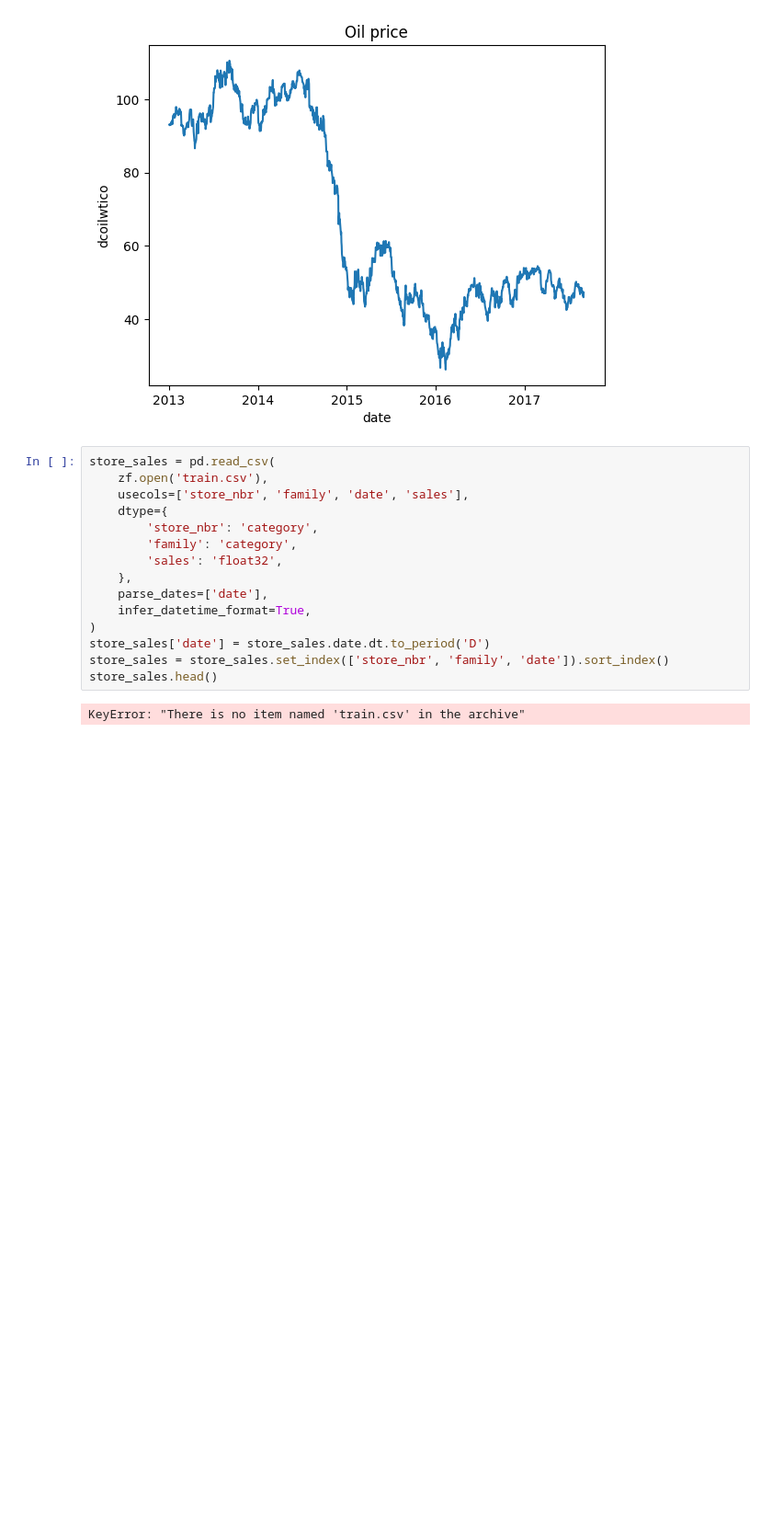
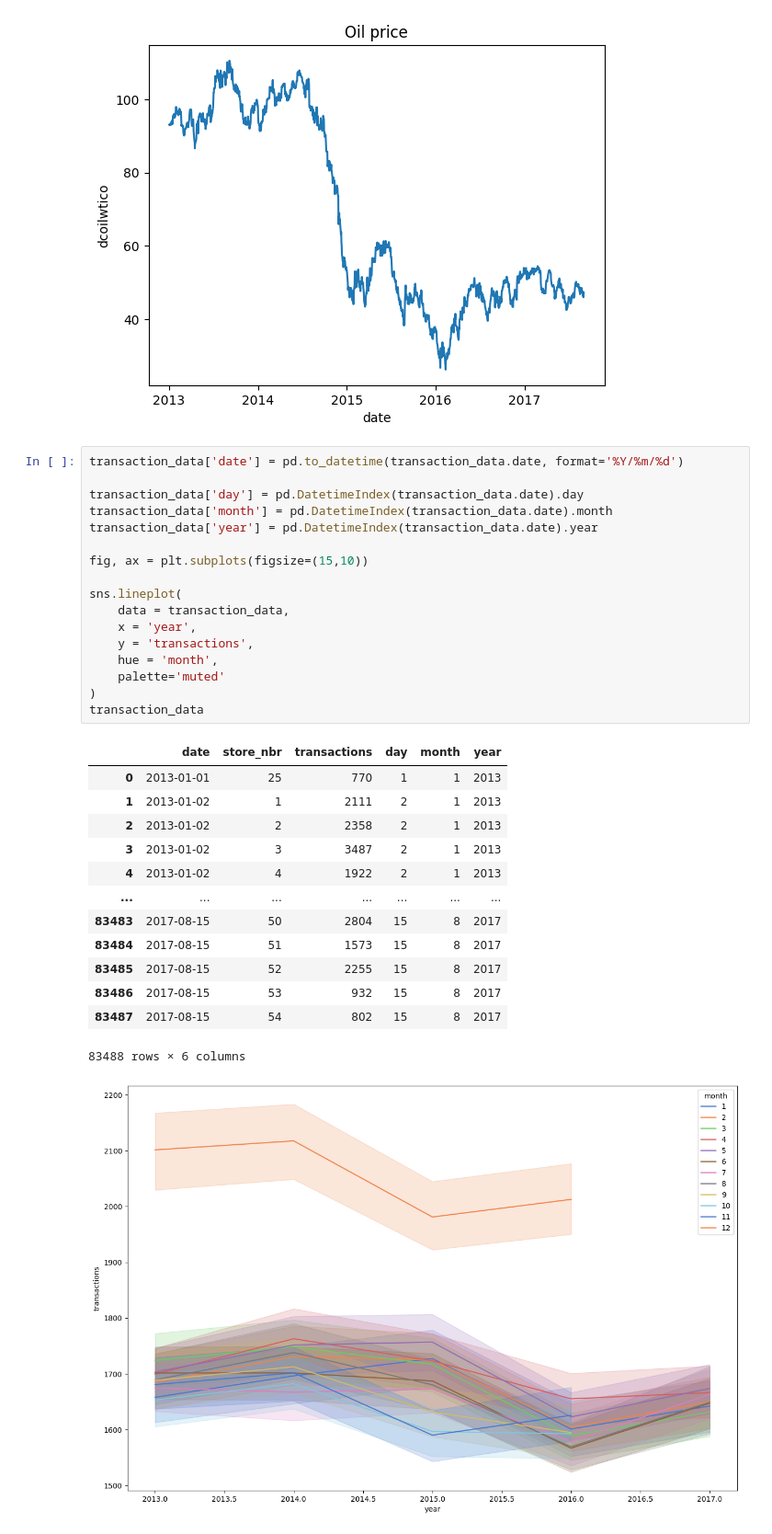
Before and after one commit to Ephicho/Regression, a Jupyter notebook: Regression.ipynb, the cells around one changed output. Shown at 92% size. Drawn from its saved outputs; the diff is of its cells as text; blank space fills up the shorter version.

```diff
--- a/Regression.ipynb
+++ b/Regression.ipynb
@@ -281,20 +281,35 @@ plt.title('Oil price')
 # %% [output]
 Text(0.5, 1.0, 'Oil price')
 [figure]
-# %%
-store_sales = pd.read_csv(
-    zf.open('train.csv'),
-    usecols=['store_nbr', 'family', 'date', 'sales'],
-    dtype={
-        'store_nbr': 'category',
-        'family': 'category',
-        'sales': 'float32',
-    },
-    parse_dates=['date'],
-    infer_datetime_format=True,
-)
-store_sales['date'] = store_sales.date.dt.to_period('D')
-store_sales = store_sales.set_index(['store_nbr', 'family', 'date']).sort_index()
-store_sales.head()
-# %% [output]
-KeyError: "There is no item named 'train.csv' in the archive"
+# %%
+transaction_data['date'] = pd.to_datetime(transaction_data.date, format='%Y/%m/%d')
+
+transaction_data['day'] = pd.DatetimeIndex(transaction_data.date).day
+transaction_data['month'] = pd.DatetimeIndex(transaction_data.date).month
+transaction_data['year'] = pd.DatetimeIndex(transaction_data.date).year
+
+fig, ax = plt.subplots(figsize=(15,10))
+
+sns.lineplot(
+    data = transaction_data,
+    x = 'year',
+    y = 'transactions',
+    hue = 'month',
+    palette='muted'
+)
+transaction_data
+# %% [output]
+|  | date | store_nbr | transactions | day | month | year |
+| 0 | 2013-01-01 | 25 | 770 | 1 | 1 | 2013 |
+| 1 | 2013-01-02 | 1 | 2111 | 2 | 1 | 2013 |
+| 2 | 2013-01-02 | 2 | 2358 | 2 | 1 | 2013 |
+| 3 | 2013-01-02 | 3 | 3487 | 2 | 1 | 2013 |
+| 4 | 2013-01-02 | 4 | 1922 | 2 | 1 | 2013 |
+| ... | ... | ... | ... | ... | ... | ... |
+| 83483 | 2017-08-15 | 50 | 2804 | 15 | 8 | 2017 |
+| 83484 | 2017-08-15 | 51 | 1573 | 15 | 8 | 2017 |
+| 83485 | 2017-08-15 | 52 | 2255 | 15 | 8 | 2017 |
+| 83486 | 2017-08-15 | 53 | 932 | 15 | 8 | 2017 |
+| 83487 | 2017-08-15 | 54 | 802 | 15 | 8 | 2017 |
+83488 rows × 6 columns
+[figure, added]
```
Also changed, not shown: 6 other files.
